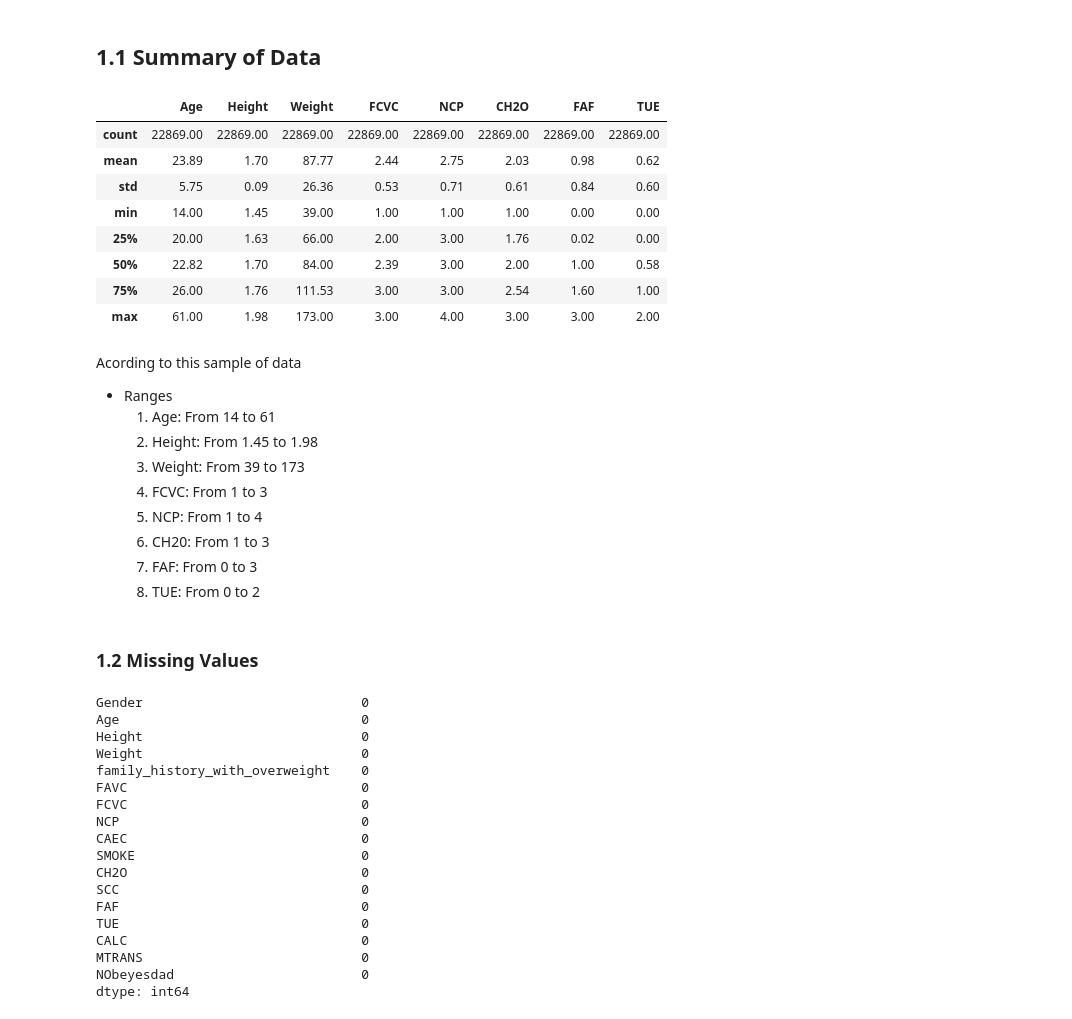
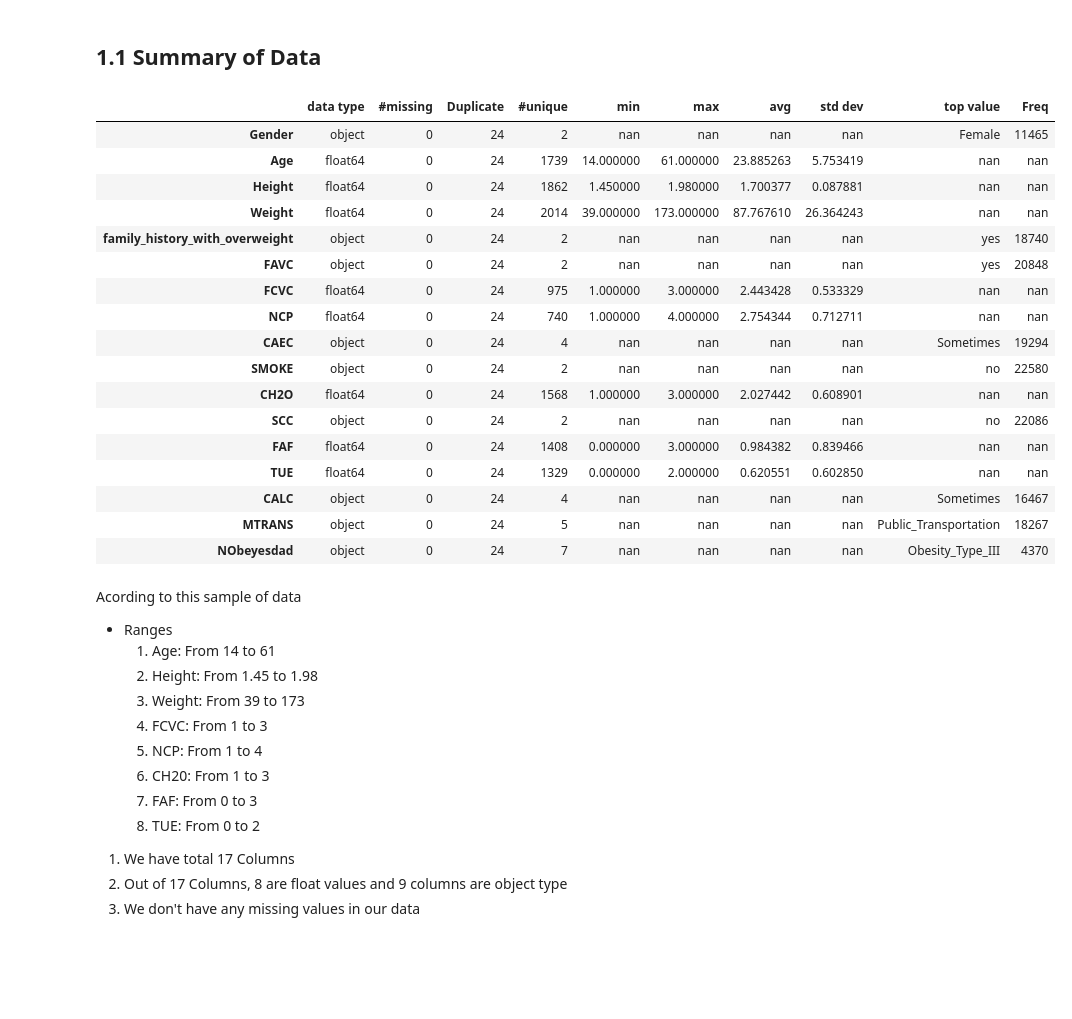
Before and after one commit to aman977381/EDA, a Jupyter notebook: EDA.ipynb, the cells around one changed output. Cells and saved outputs as stored; diff of their text form; code cells hidden in the pictures; blank space fills up the shorter version.

```diff
--- a/EDA.ipynb
+++ b/EDA.ipynb
@@ -65,20 +65,42 @@ test.head(10)
 | 9 | Female | 21.000000 | 1.560000 | 53.000000 | no | yes | 2.000000 | 3.000000 | Sometimes | no | ... |
 # %% [markdown]
 ## 1.1 Summary of Data
+# %%
+def summary(x):
+    summ = pd.DataFrame(x.dtypes, columns=['data type'])
+    summ['#missing'] = x.isnull().sum().values
+    summ['Duplicate'] = x.duplicated().sum()
+    summ['#unique'] = x.nunique().values
+    desc = pd.DataFrame(x.describe(include='all').transpose())
+    summ['min'] = desc['min'].values
+    summ['max'] = desc['max'].values
+    summ['avg'] = desc['mean'].values
+    summ['std dev'] = desc['std'].values
+    summ['top value'] = desc['top'].values
+    summ['Freq'] = desc['freq'].values
+
+    return summ
 # %%
-df.describe().round(2).style.format(precision=2).background_gradient(
-    vmax=75, cmap="Blues"
-)
+summary(df).style.background_gradient(vmax=75, cmap="Blues")
 # %% [output]
-|  | Age | Height | Weight | FCVC | NCP | CH2O | FAF | TUE |
-| count | 22869.00 | 22869.00 | 22869.00 | 22869.00 | 22869.00 | 22869.00 | 22869.00 | 22869.00 |
-| mean | 23.89 | 1.70 | 87.77 | 2.44 | 2.75 | 2.03 | 0.98 | 0.62 |
-| std | 5.75 | 0.09 | 26.36 | 0.53 | 0.71 | 0.61 | 0.84 | 0.60 |
-| min | 14.00 | 1.45 | 39.00 | 1.00 | 1.00 | 1.00 | 0.00 | 0.00 |
-| 25% | 20.00 | 1.63 | 66.00 | 2.00 | 3.00 | 1.76 | 0.02 | 0.00 |
-| 50% | 22.82 | 1.70 | 84.00 | 2.39 | 3.00 | 2.00 | 1.00 | 0.58 |
-| 75% | 26.00 | 1.76 | 111.53 | 3.00 | 3.00 | 2.54 | 1.60 | 1.00 |
-| max | 61.00 | 1.98 | 173.00 | 3.00 | 4.00 | 3.00 | 3.00 | 2.00 |
+|  | data type | #missing | Duplicate | #unique | min | max | avg | std dev | top value | Freq |
+| Gender | object | 0 | 24 | 2 | nan | nan | nan | nan | Female | 11465 |
+| Age | float64 | 0 | 24 | 1739 | 14.000000 | 61.000000 | 23.885263 | 5.753419 | nan | nan |
+| Height | float64 | 0 | 24 | 1862 | 1.450000 | 1.980000 | 1.700377 | 0.087881 | nan | nan |
+| Weight | float64 | 0 | 24 | 2014 | 39.000000 | 173.000000 | 87.767610 | 26.364243 | nan | nan |
+| family_history_with_overweight | object | 0 | 24 | 2 | nan | nan | nan | nan | yes | 18740 |
+| FAVC | object | 0 | 24 | 2 | nan | nan | nan | nan | yes | 20848 |
+| FCVC | float64 | 0 | 24 | 975 | 1.000000 | 3.000000 | 2.443428 | 0.533329 | nan | nan |
+| NCP | float64 | 0 | 24 | 740 | 1.000000 | 4.000000 | 2.754344 | 0.712711 | nan | nan |
+| CAEC | object | 0 | 24 | 4 | nan | nan | nan | nan | Sometimes | 19294 |
+| SMOKE | object | 0 | 24 | 2 | nan | nan | nan | nan | no | 22580 |
+| CH2O | float64 | 0 | 24 | 1568 | 1.000000 | 3.000000 | 2.027442 | 0.608901 | nan | nan |
+| SCC | object | 0 | 24 | 2 | nan | nan | nan | nan | no | 22086 |
+| FAF | float64 | 0 | 24 | 1408 | 0.000000 | 3.000000 | 0.984382 | 0.839466 | nan | nan |
+| TUE | float64 | 0 | 24 | 1329 | 0.000000 | 2.000000 | 0.620551 | 0.602850 | nan | nan |
+| CALC | object | 0 | 24 | 4 | nan | nan | nan | nan | Sometimes | 16467 |
+| MTRANS | object | 0 | 24 | 5 | nan | nan | nan | nan | Public_Transportation | 18267 |
+| NObeyesdad | object | 0 | 24 | 7 | nan | nan | nan | nan | Obesity_Type_III | 4370 |
 # %% [markdown]
 Acording to this sample of data
 - Ranges
@@ -90,26 +112,7 @@ Acording to this sample of data
     6. CH20: From 1 to 3
     7. FAF: From 0 to 3
     8. TUE: From 0 to 2
+
+1. We have total 17 Columns
+2. Out of 17 Columns, 8 are float values and 9 columns are object type
+3. We don't have any missing values in our data
-# %% [markdown]
-### 1.2 Missing Values
-# %%
-print(df.isnull().sum())
-# %% [output]
-Gender                            0
-Age                               0
-Height                            0
-Weight                            0
-family_history_with_overweight    0
-FAVC                              0
-FCVC                              0
-NCP                               0
-CAEC                              0
-SMOKE                             0
-CH2O                              0
-SCC                               0
-FAF                               0
-TUE                               0
-CALC                              0
-MTRANS                            0
-NObeyesdad                        0
-dtype: int64
```
Also changed, not shown: parts of 40 cells of this notebook.
